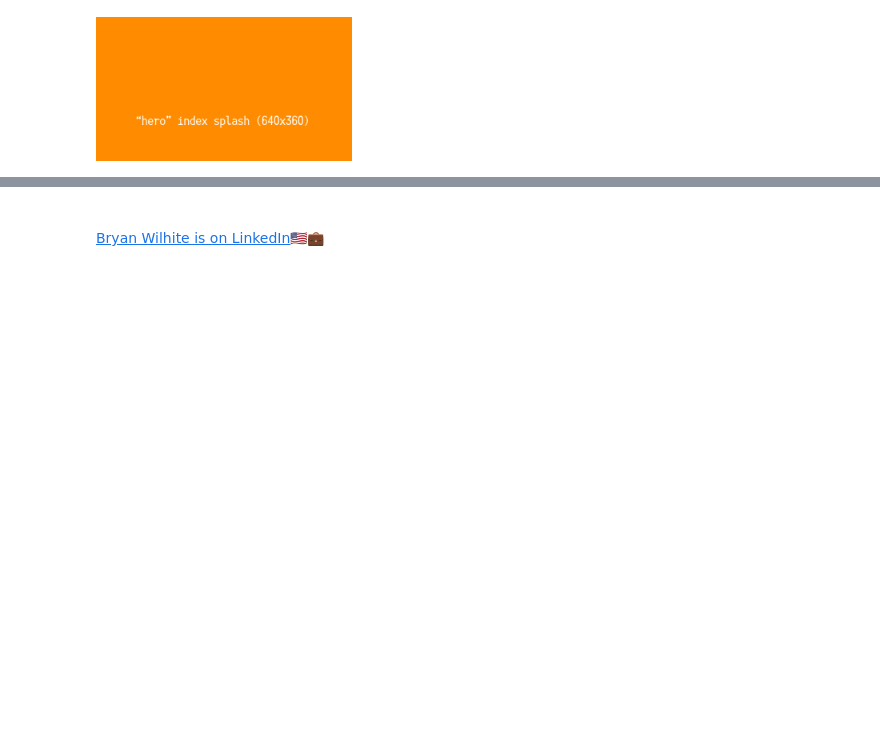
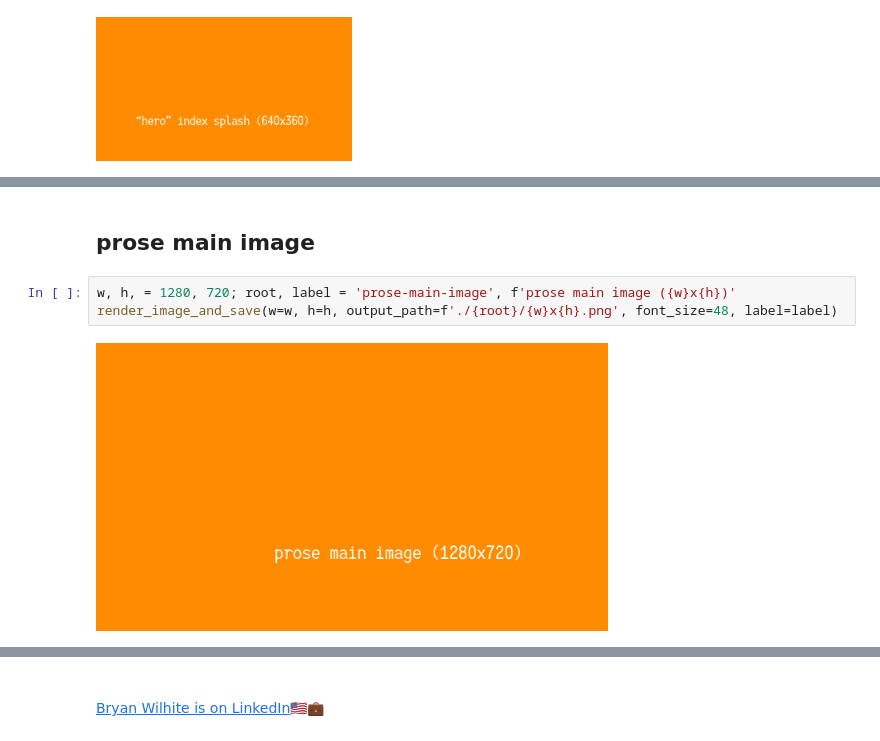
Before and after one commit to BryanWilhite/jupyter-central, a Jupyter notebook: wand-responsive-images/generating-responsive-images.ipynb, the cells around one changed output, grey strips where cells are left out. Drawn from its saved outputs; the diff is of its cells as text; blank space fills up the shorter version.

```diff
--- a/wand-responsive-images/generating-responsive-images.ipynb
+++ b/wand-responsive-images/generating-responsive-images.ipynb
@@ -82,0 +102,7 @@ render_image_and_save(w=w, h=h, output_path=f'./{root}/{w}x{h}.png', font_size=3
+# %% [markdown]
+## prose main image
+# %%
+w, h, = 1280, 720; root, label = 'prose-main-image', f'prose main image ({w}x{h})'
+render_image_and_save(w=w, h=h, output_path=f'./{root}/{w}x{h}.png', font_size=48, label=label)
+# %% [output]
+[figure, added]
```
Also changed, not shown: parts of 8 cells of this notebook, 7 other files.
